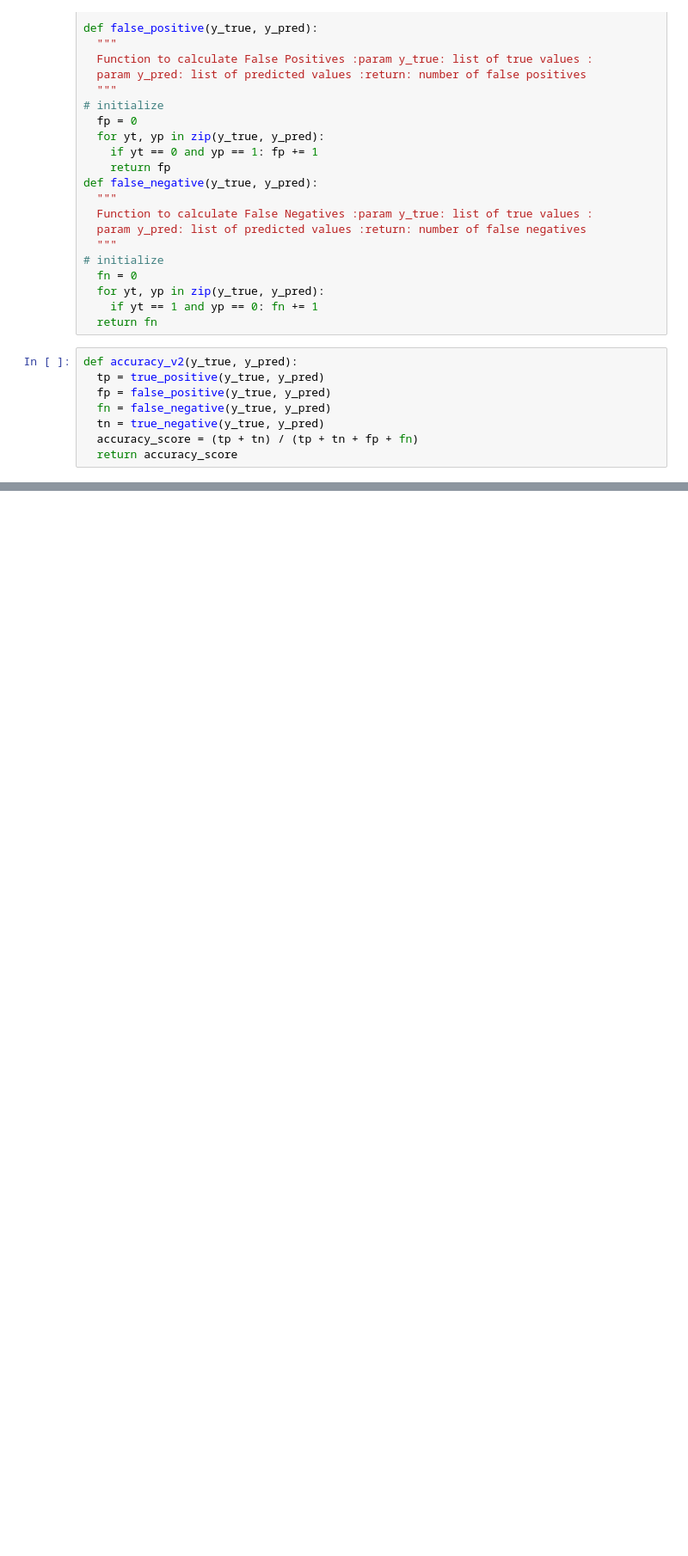
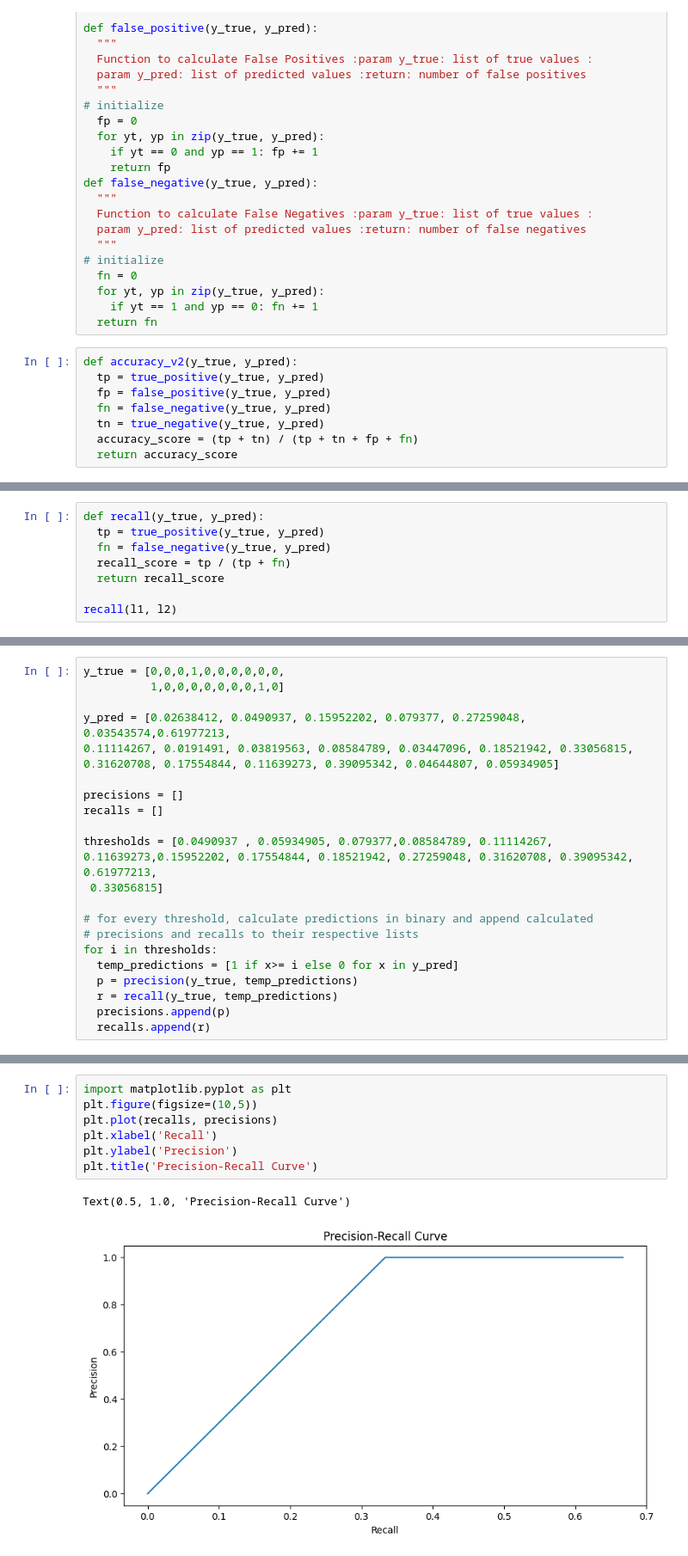
Before and after one commit to billchen0509/AAAML, a Jupyter notebook: AAAML.ipynb, the cells around one changed output, grey strips where cells are left out. Shown at 86% size. Saved outputs shown, nothing was run; the diff lists cells and outputs as text; blank space fills up the shorter version.

```diff
--- a/AAAML.ipynb
+++ b/AAAML.ipynb
@@ -414,0 +435,8 @@ def accuracy_v2(y_true, y_pred):
+# %%
+def recall(y_true, y_pred):
+  tp = true_positive(y_true, y_pred)
+  fn = false_negative(y_true, y_pred)
+  recall_score = tp / (tp + fn)
+  return recall_score
+
+recall(l1, l2)
@@ -414,0 +445,22 @@ def accuracy_v2(y_true, y_pred):
+# %%
+y_true = [0,0,0,1,0,0,0,0,0,0,
+          1,0,0,0,0,0,0,0,1,0]
+
+y_pred = [0.02638412, 0.0490937, 0.15952202, 0.079377, 0.27259048, 0.03543574,0.61977213,
+0.11114267, 0.0191491, 0.03819563, 0.08584789, 0.03447096, 0.18521942, 0.33056815,
+0.31620708, 0.17554844, 0.11639273, 0.39095342, 0.04644807, 0.05934905]
+
+precisions = []
+recalls = []
+
+thresholds = [0.0490937 , 0.05934905, 0.079377,0.08584789, 0.11114267,  0.11639273,0.15952202, 0.17554844, 0.18521942, 0.27259048, 0.31620708, 0.39095342, 0.61977213,
+ 0.33056815]
+
+# for every threshold, calculate predictions in binary and append calculated
+# precisions and recalls to their respective lists
+for i in thresholds:
+  temp_predictions = [1 if x>= i else 0 for x in y_pred]
+  p = precision(y_true, temp_predictions)
+  r = recall(y_true, temp_predictions)
+  precisions.append(p)
+  recalls.append(r)
@@ -414,0 +473,10 @@ def accuracy_v2(y_true, y_pred):
+# %%
+import matplotlib.pyplot as plt
+plt.figure(figsize=(10,5))
+plt.plot(recalls, precisions)
+plt.xlabel('Recall')
+plt.ylabel('Precision')
+plt.title('Precision-Recall Curve')
+# %% [output]
+Text(0.5, 1.0, 'Precision-Recall Curve')
+[figure, added]
```
Also changed, not shown: parts of 12 cells of this notebook, 1 other file.
